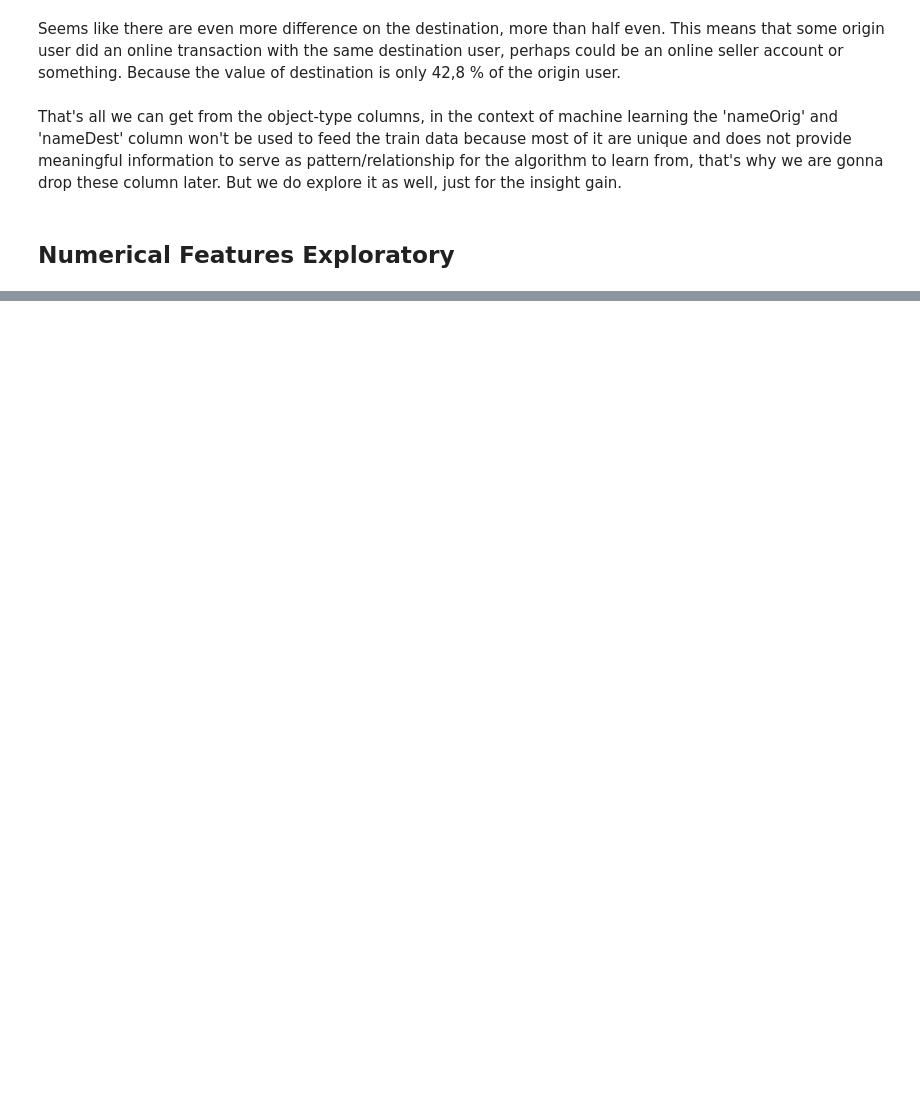
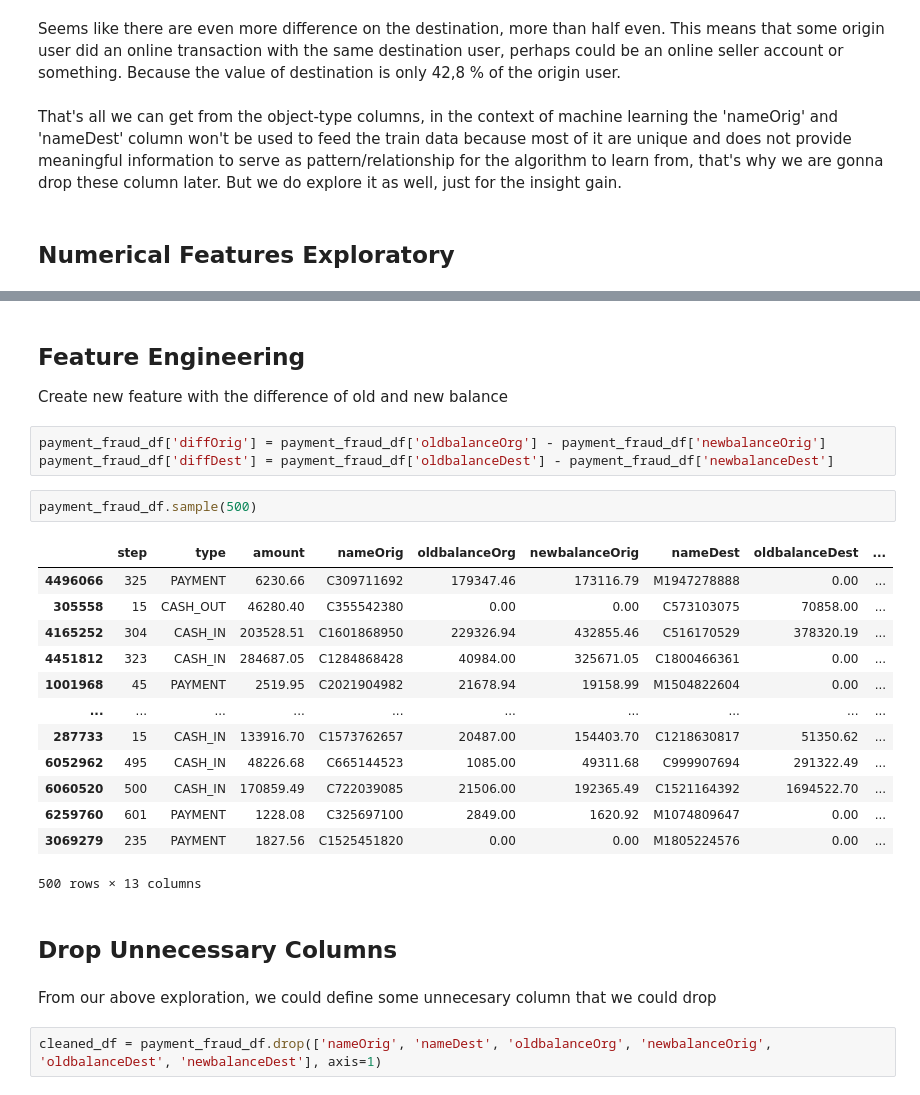
Before and after one commit to blitzkz23/online-payments-fraud-detection, a Jupyter notebook: notebooks/exploration.ipynb, the cells around one changed output, grey strips where cells are left out. Drawn from its saved outputs; the diff is of its cells as text; blank space fills up the shorter version.

Commit message:
feat: finish exploration

```diff
--- a/notebooks/exploration.ipynb
+++ b/notebooks/exploration.ipynb
@@ -255,0 +312,28 @@ test
+# %% [markdown]
+## Feature Engineering
+Create new feature with the difference of old and new balance
+# %%
+payment_fraud_df['diffOrig'] = payment_fraud_df['oldbalanceOrg'] - payment_fraud_df['newbalanceOrig']
+payment_fraud_df['diffDest'] = payment_fraud_df['oldbalanceDest'] - payment_fraud_df['newbalanceDest']
+# %%
+payment_fraud_df.sample(500)
+# %% [output]
+|  | step | type | amount | nameOrig | oldbalanceOrg | newbalanceOrig | nameDest | oldbalanceDest | ... |
+| 4496066 | 325 | PAYMENT | 6230.66 | C309711692 | 179347.46 | 173116.79 | M1947278888 | 0.00 | ... |
+| 305558 | 15 | CASH_OUT | 46280.40 | C355542380 | 0.00 | 0.00 | C573103075 | 70858.00 | ... |
+| 4165252 | 304 | CASH_IN | 203528.51 | C1601868950 | 229326.94 | 432855.46 | C516170529 | 378320.19 | ... |
+| 4451812 | 323 | CASH_IN | 284687.05 | C1284868428 | 40984.00 | 325671.05 | C1800466361 | 0.00 | ... |
+| 1001968 | 45 | PAYMENT | 2519.95 | C2021904982 | 21678.94 | 19158.99 | M1504822604 | 0.00 | ... |
+| ... | ... | ... | ... | ... | ... | ... | ... | ... | ... |
+| 287733 | 15 | CASH_IN | 133916.70 | C1573762657 | 20487.00 | 154403.70 | C1218630817 | 51350.62 | ... |
+| 6052962 | 495 | CASH_IN | 48226.68 | C665144523 | 1085.00 | 49311.68 | C999907694 | 291322.49 | ... |
+| 6060520 | 500 | CASH_IN | 170859.49 | C722039085 | 21506.00 | 192365.49 | C1521164392 | 1694522.70 | ... |
+| 6259760 | 601 | PAYMENT | 1228.08 | C325697100 | 2849.00 | 1620.92 | M1074809647 | 0.00 | ... |
+| 3069279 | 235 | PAYMENT | 1827.56 | C1525451820 | 0.00 | 0.00 | M1805224576 | 0.00 | ... |
+500 rows × 13 columns
+# %% [markdown]
+## Drop Unnecessary Columns
+# %% [markdown]
+From our above exploration, we could define some unnecesary column that we could drop
+# %%
+cleaned_df = payment_fraud_df.drop(['nameOrig', 'nameDest', 'oldbalanceOrg', 'newbalanceOrig', 'oldbalanceDest', 'newbalanceDest'], axis=1)
```
Also changed, not shown: parts of 23 cells of this notebook.
